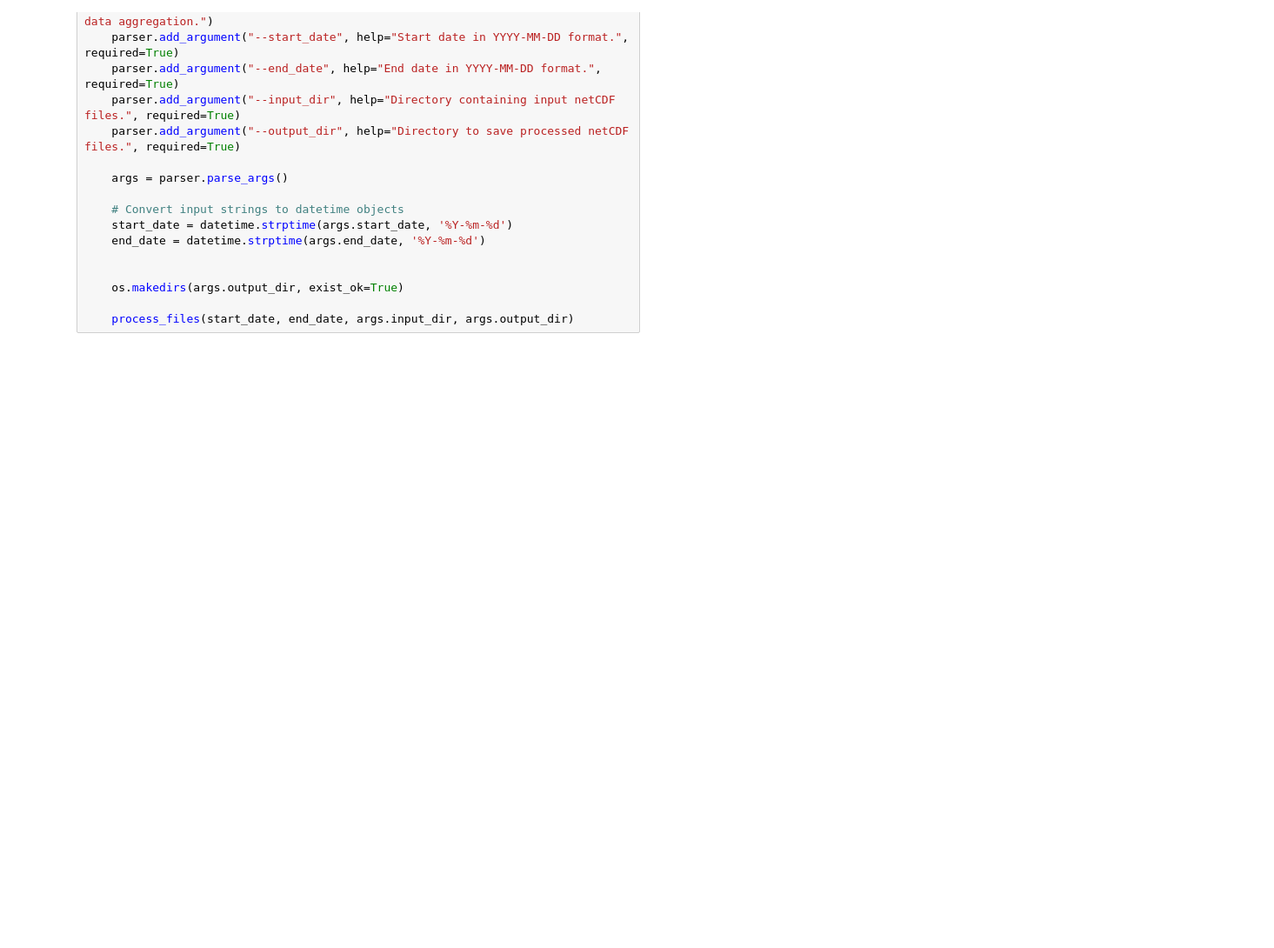
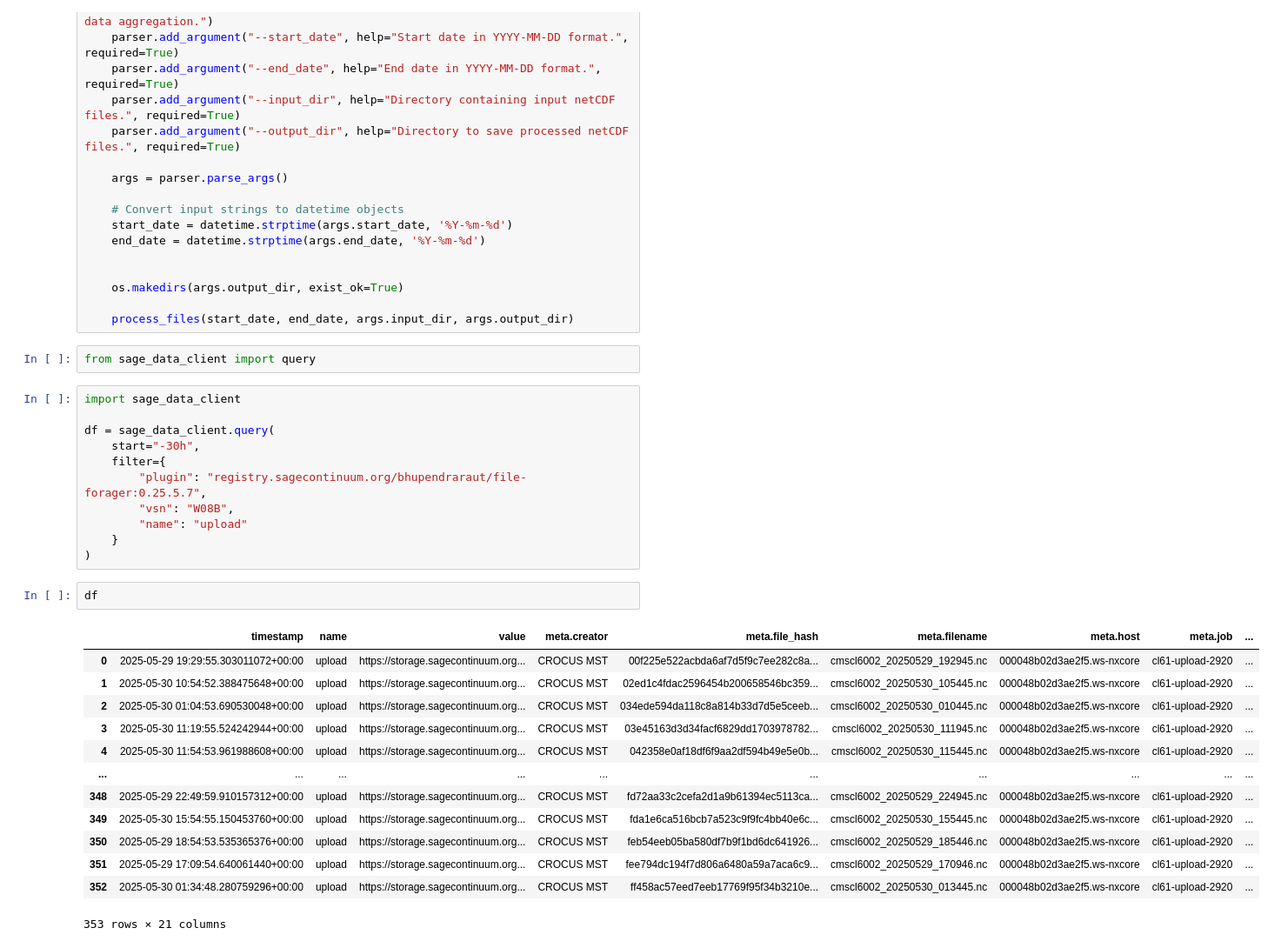
Before and after one commit to RBhupi/crocus-code, a Jupyter notebook: Python/ceil/test.ipynb, the cells around one changed output. Shown at 87% size. Cells and saved outputs as stored; diff of their text form; blank space fills up the shorter version.

```diff
--- a/Python/ceil/test.ipynb
+++ b/Python/ceil/test.ipynb
@@ -203,3 +203,32 @@ if __name__ == "__main__":
     os.makedirs(args.output_dir, exist_ok=True)
 
     process_files(start_date, end_date, args.input_dir, args.output_dir)
+# %%
+from sage_data_client import query
+# %%
+import sage_data_client
+
+df = sage_data_client.query(
+    start="-30h",
+    filter={
+        "plugin": "registry.sagecontinuum.org/bhupendraraut/file-forager:0.25.5.7",
+        "vsn": "W08B",
+        "name": "upload"
+    }
+)
+# %%
+df
+# %% [output]
+|  | timestamp | name | value | meta.creator | meta.file_hash | meta.filename | meta.host | meta.job | ... |
+| 0 | 2025-05-29 19:29:55.303011072+00:00 | upload | https://storage.sagecontinuum.org... | CROCUS MST | 00f225e522acbda6af7d5f9c7ee282c8a... | cmscl6002_20250529_192945.nc | 000048b02d3ae2f5.ws-nxcore | cl61-upload-2920 | ... |
+| 1 | 2025-05-30 10:54:52.388475648+00:00 | upload | https://storage.sagecontinuum.org... | CROCUS MST | 02ed1c4fdac2596454b200658546bc359... | cmscl6002_20250530_105445.nc | 000048b02d3ae2f5.ws-nxcore | cl61-upload-2920 | ... |
+| 2 | 2025-05-30 01:04:53.690530048+00:00 | upload | https://storage.sagecontinuum.org... | CROCUS MST | 034ede594da118c8a814b33d7d5e5ceeb... | cmscl6002_20250530_010445.nc | 000048b02d3ae2f5.ws-nxcore | cl61-upload-2920 | ... |
+| 3 | 2025-05-30 11:19:55.524242944+00:00 | upload | https://storage.sagecontinuum.org... | CROCUS MST | 03e45163d3d34facf6829dd1703978782... | cmscl6002_20250530_111945.nc | 000048b02d3ae2f5.ws-nxcore | cl61-upload-2920 | ... |
+| 4 | 2025-05-30 11:54:53.961988608+00:00 | upload | https://storage.sagecontinuum.org... | CROCUS MST | 042358e0af18df6f9aa2df594b49e5e0b... | cmscl6002_20250530_115445.nc | 000048b02d3ae2f5.ws-nxcore | cl61-upload-2920 | ... |
+| ... | ... | ... | ... | ... | ... | ... | ... | ... | ... |
+| 348 | 2025-05-29 22:49:59.910157312+00:00 | upload | https://storage.sagecontinuum.org... | CROCUS MST | fd72aa33c2cefa2d1a9b61394ec5113ca... | cmscl6002_20250529_224945.nc | 000048b02d3ae2f5.ws-nxcore | cl61-upload-2920 | ... |
+| 349 | 2025-05-30 15:54:55.150453760+00:00 | upload | https://storage.sagecontinuum.org... | CROCUS MST | fda1e6ca516bcb7a523c9f9fc4bb40e6c... | cmscl6002_20250530_155445.nc | 000048b02d3ae2f5.ws-nxcore | cl61-upload-2920 | ... |
+| 350 | 2025-05-29 18:54:53.535365376+00:00 | upload | https://storage.sagecontinuum.org... | CROCUS MST | feb54eeb05ba580df7b9f1bd6dc641926... | cmscl6002_20250529_185446.nc | 000048b02d3ae2f5.ws-nxcore | cl61-upload-2920 | ... |
+| 351 | 2025-05-29 17:09:54.640061440+00:00 | upload | https://storage.sagecontinuum.org... | CROCUS MST | fee794dc194f7d806a6480a59a7aca6c9... | cmscl6002_20250529_170946.nc | 000048b02d3ae2f5.ws-nxcore | cl61-upload-2920 | ... |
+| 352 | 2025-05-30 01:34:48.280759296+00:00 | upload | https://storage.sagecontinuum.org... | CROCUS MST | ff458ac57eed7eeb17769f95f34b3210e... | cmscl6002_20250530_013445.nc | 000048b02d3ae2f5.ws-nxcore | cl61-upload-2920 | ... |
+353 rows × 21 columns
```
Also changed, not shown: 3 other files.
